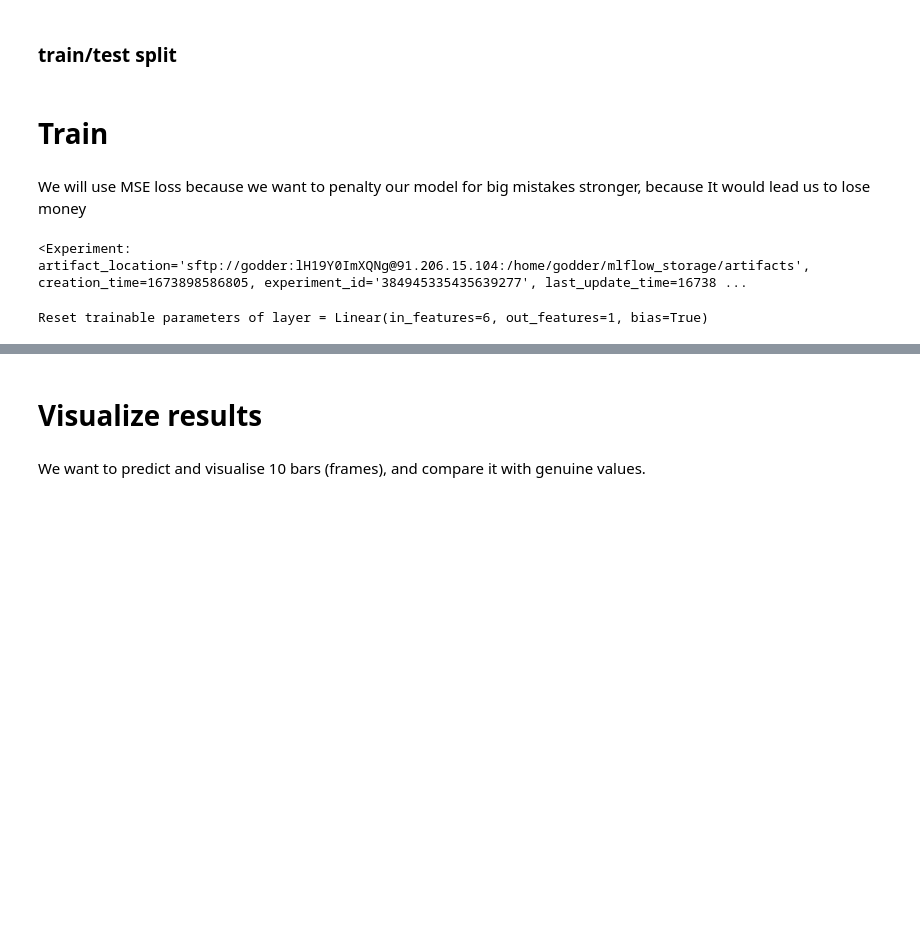
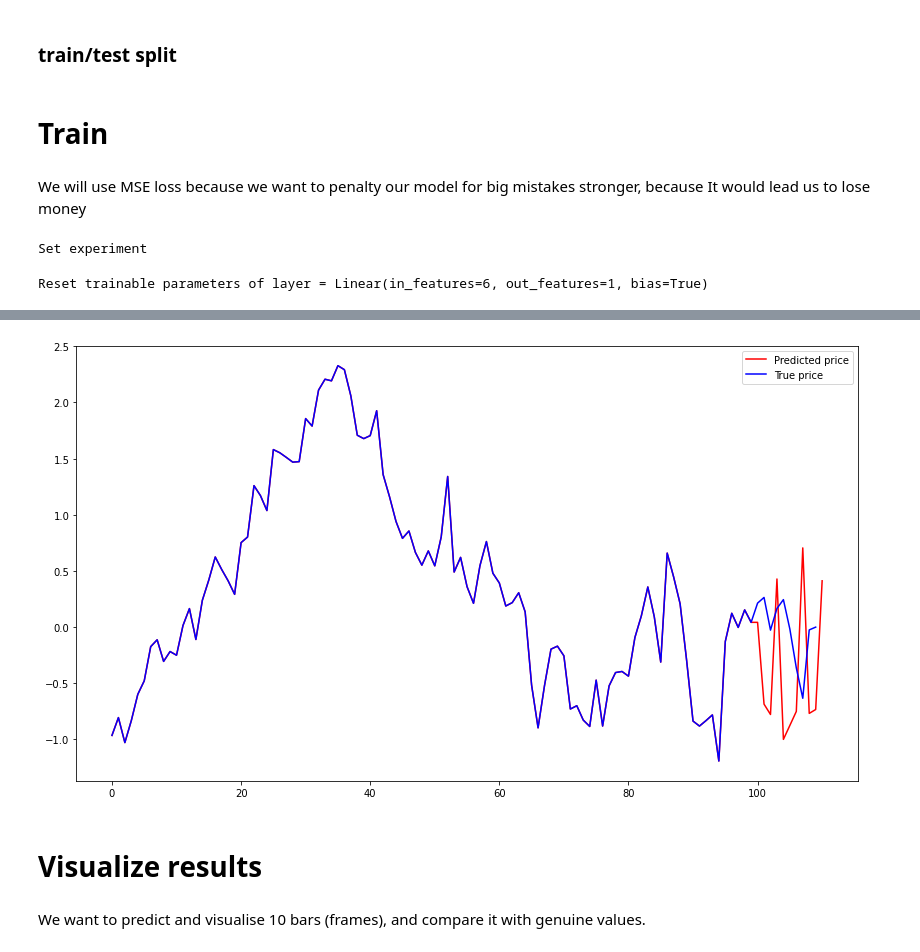
Before and after one commit to r-vvch/DMLS_2022_stocks, a Jupyter notebook: SimpleTransformer.ipynb, the cells around one changed output, grey strips where cells are left out. Cells and saved outputs as stored; diff of their text form; code cells hidden in the pictures; blank space fills up the shorter version.

Commit message:
Logging plots to mlflow added. Setting tags for tickets added

```diff
--- a/SimpleTransformer.ipynb
+++ b/SimpleTransformer.ipynb
@@ -24,7 +30,7 @@ MLFLOW_USER = os.environ['MLFLOW_USER']
 MLFLOW_PORT = os.environ['MLFLOW_PORT']
 # %%
 if torch.cuda.is_available():
-    DEVICE='cuda:1'
+    DEVICE='cuda:0'
 else:
     DEVICE='cpu'
 # %%
@@ -331,8 +337,9 @@ experiment_id = mlflow.create_experiment(
 exp_id = dict(mlflow.get_experiment_by_name("CompatibleTransformer"))['experiment_id']
 # %%
 mlflow.set_experiment(experiment_id=exp_id)
+print("Set experiment")
 # %% [output]
-<Experiment: artifact_location='sftp://godder:lH19Y0ImXQNg@91.206.15.104:/home/godder/mlflow_storage/artifacts', creation_time=1673898586805, experiment_id='384945335435639277', last_update_time=16738 ...
+Set experiment
 # %%
 dim_model = 6
 num_heads = 6
@@ -340,7 +347,7 @@ out_dim = 1
 num_encoder_layers = 6
 num_decoder_layers = 6
 dropout_probability = .2
-lr = 1e-5
+lr = 2e-5
 n_epochs = 150
 batch_size = 100
 normalize = True
@@ -353,7 +360,7 @@ criterion = nn.MSELoss()
 optimizer = torch.optim.Adam(model.parameters(), lr=lr)
 with mlflow.start_run(experiment_id=exp_id,
                       run_name="Transformer training and evaluation"):
-
+    mlflow.set_tag('ticker', 'AAPL')
     mlflow.log_param("dim_model", dim_model)
     mlflow.log_param("num_heads", num_heads)
     mlflow.log_param("n_epochs", n_epochs)
@@ -406,5 +413,35 @@ with mlflow.start_run(experiment_id=exp_id,
              'transformer.pth',
              registered_model_name='CompatibleTransformer'
              )
+
+
+    #save plot to mlflow
+    src, trg, trg_y = next(iter(test_dataloader))
+    src = src[:, -1, :]
+    true_y = trg_y[-10:, -1, 3]
+    rolling_row_target = trg_y[-10:, -1, 3].to(device=DEVICE).unsqueeze(-1).unsqueeze(0)
+    trg = src[-1, 3]
+    src = src.unsqueeze(0).to(device=DEVICE)
+    trg = trg.unsqueeze(0).unsqueeze(0).unsqueeze(0).to(device=DEVICE)
+    for _ in range(1, 11):
+        pred = model.inner_forward(src, rolling_row_target[:, :_, :])[-1, 0, 0]
+        next_item = torch.tensor([[pred]], device=DEVICE).unsqueeze(0)
+        trg = torch.cat((trg, next_item), dim=1)
+
+    true_y = true_y.unsqueeze(0)
+    src = src.cpu()
+    true_plot_arr = torch.cat((src[:, :, 3], true_y), dim=1)
+    true_plot_arr = true_plot_arr[0, :]
+    trg = trg[:, :, 0]
+    pred_plot_arr = torch.cat((src[:, :, 3], trg.cpu()), dim=1)
+    pred_plot_arr = pred_plot_arr[0, :]
+
+    fig = plt.figure(figsize=(14, 8))
+    ax = fig.add_subplot(111)
+    ax.plot(pred_plot_arr, color='red', label='Predicted price')
+    ax.plot(true_plot_arr, color='blue', label='True price')
+    ax.legend()
+
+    mlflow.log_figure(fig, 'test_plot.png')
 # %% [output]
 Reset trainable parameters of layer = Linear(in_features=6, out_features=1, bias=True)
@@ -430,0 +468 @@ Created version '25' of model 'CompatibleTransformer'.
+[figure, added]
```
Also changed, not shown: parts of 13 cells of this notebook.
